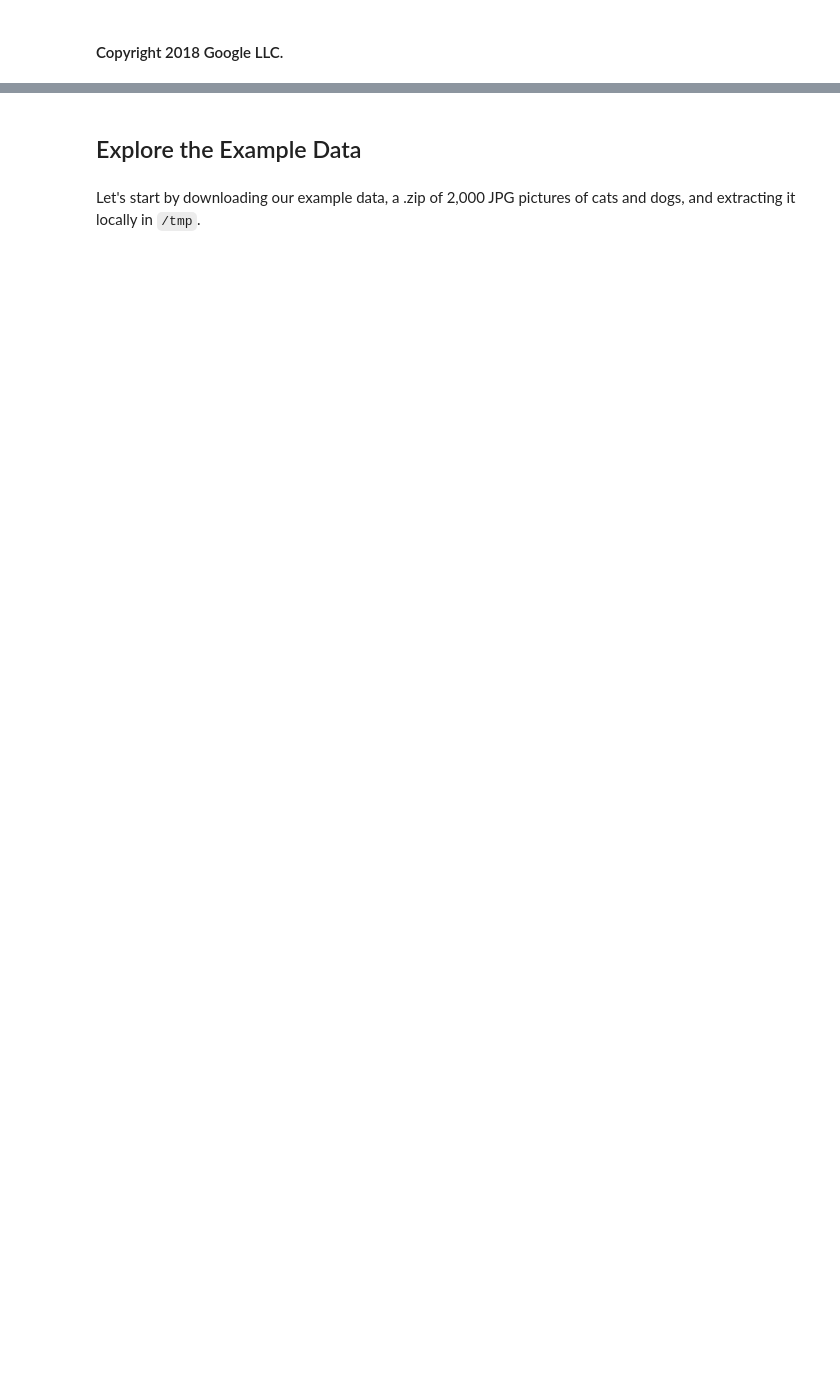
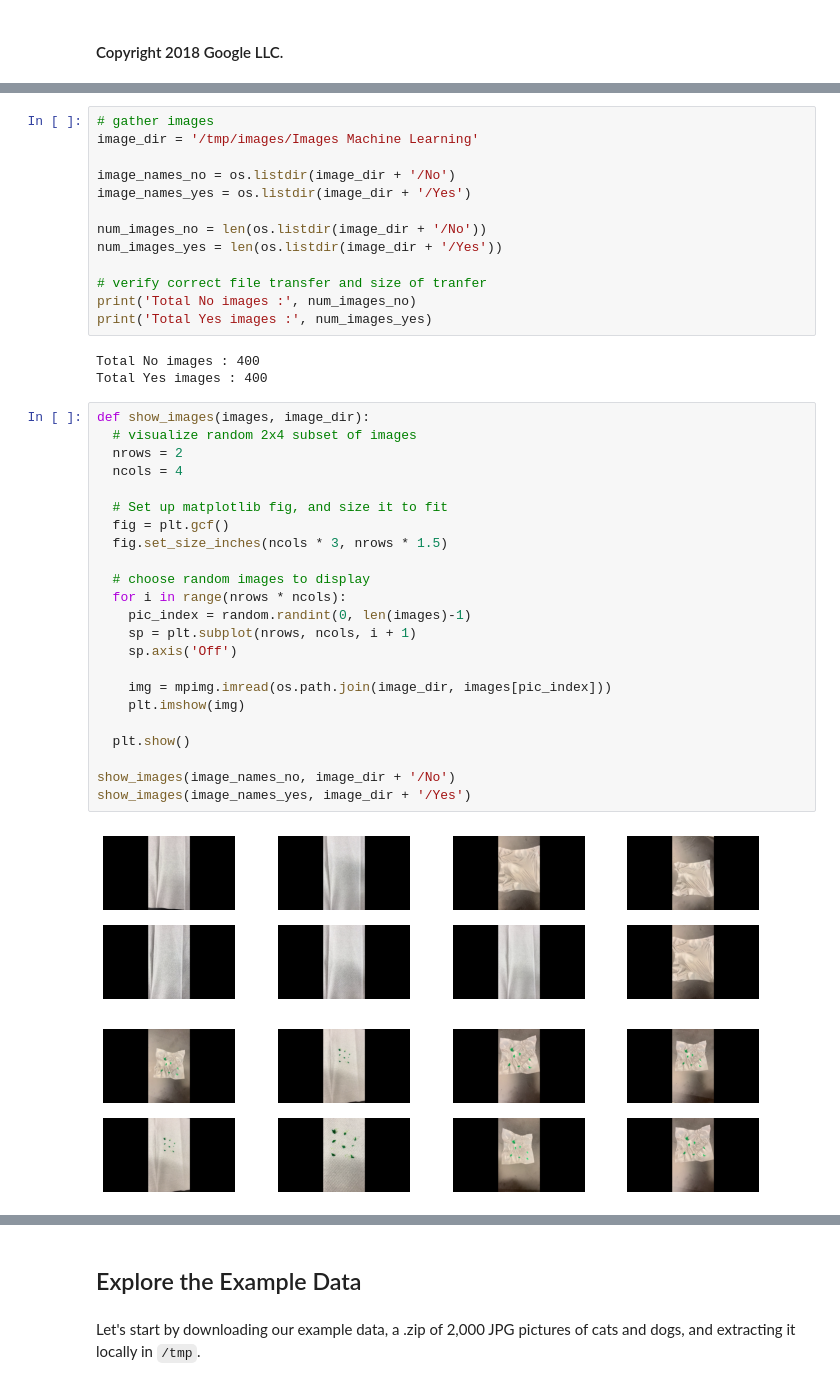
Before and after one commit to kpjaskie/SenSIP21, a Jupyter notebook: Crystal_Identification.ipynb, the cells around one changed output, grey strips where cells are left out. Cells and saved outputs as stored; diff of their text form; blank space fills up the shorter version.

```diff
--- a/Crystal_Identification.ipynb
+++ b/Crystal_Identification.ipynb
@@ -28,0 +41,42 @@ Let's go!
+# %%
+# gather images
+image_dir = '/tmp/images/Images Machine Learning'
+
+image_names_no = os.listdir(image_dir + '/No')
+image_names_yes = os.listdir(image_dir + '/Yes')
+
+num_images_no = len(os.listdir(image_dir + '/No'))
+num_images_yes = len(os.listdir(image_dir + '/Yes'))
+
+# verify correct file transfer and size of tranfer
+print('Total No images :', num_images_no)
+print('Total Yes images :', num_images_yes)
+# %% [output]
+Total No images : 400
+Total Yes images : 400
+# %%
+def show_images(images, image_dir):
+  # visualize random 2x4 subset of images
+  nrows = 2
+  ncols = 4
+
+  # Set up matplotlib fig, and size it to fit
+  fig = plt.gcf()
+  fig.set_size_inches(ncols * 3, nrows * 1.5)
+
+  # choose random images to display
+  for i in range(nrows * ncols):
+    pic_index = random.randint(0, len(images)-1)
+    sp = plt.subplot(nrows, ncols, i + 1)
+    sp.axis('Off')
+
+    img = mpimg.imread(os.path.join(image_dir, images[pic_index]))
+    plt.imshow(img)
+
+  plt.show()
+
+show_images(image_names_no, image_dir + '/No')
+show_images(image_names_yes, image_dir + '/Yes')
+# %% [output]
+[figure, added]
+[figure, added]
```
Also changed, not shown: parts of 16 cells of this notebook.
